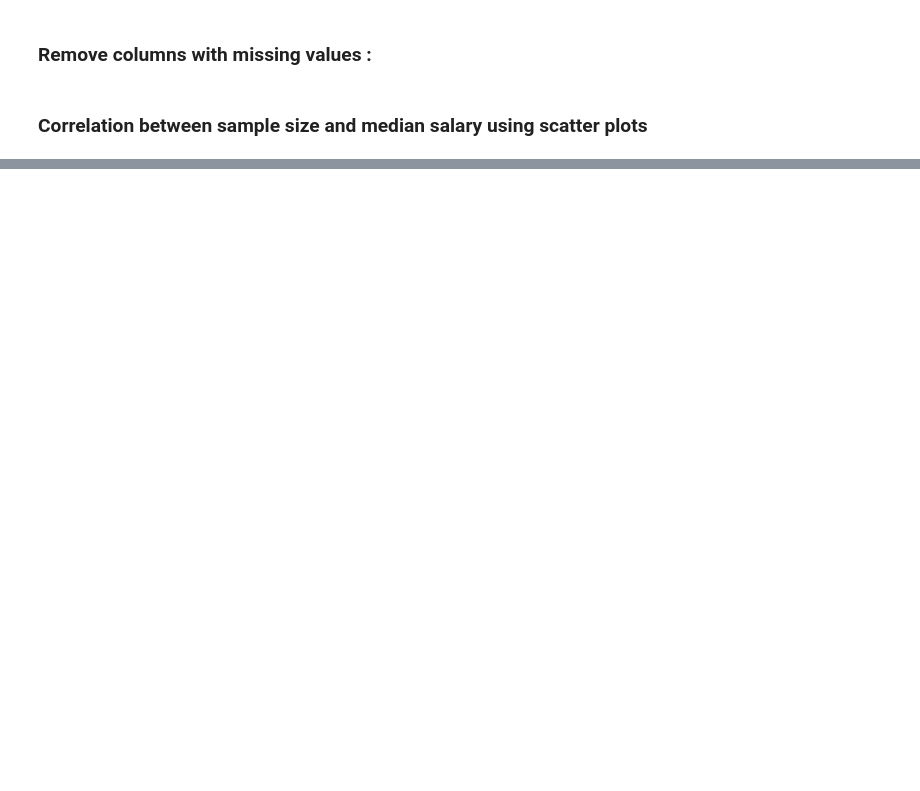
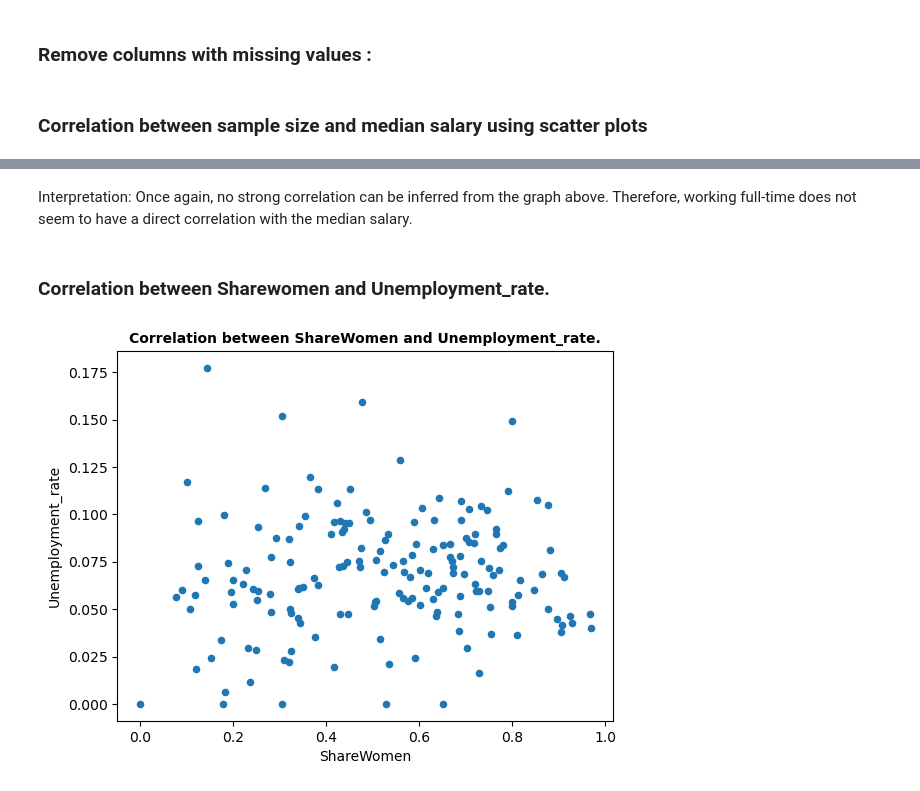
Before and after one commit to Nimaga95/Data_Science_Project-1, a Jupyter notebook: data_exploratory.ipynb, the cells around one changed output, grey strips where cells are left out. Drawn from its saved outputs; the diff is of its cells as text; code cells hidden in the pictures; blank space fills up the shorter version.

```diff
--- a/data_exploratory.ipynb
+++ b/data_exploratory.ipynb
@@ -76,0 +98,18 @@ plt.show()
+# %% [markdown]
+ Interpretation: Once again, no strong correlation can be inferred from the graph above. Therefore, working full-time does not seem to have a direct correlation with the median salary.
+# %% [markdown]
+### Correlation between Sharewomen and Unemployment_rate.
+# %%
+
+
+data.plot(x='ShareWomen', y='Unemployment_rate', kind='scatter')
+
+# Customize the appearance of the plot
+plt.xlabel('ShareWomen')
+plt.ylabel('Unemployment_rate')
+plt.title('Correlation between ShareWomen and Unemployment_rate.', fontweight='bold', fontsize=10)
+
+# Show the plot
+plt.show()
+# %% [output]
+[figure, added]
```
Also changed, not shown: parts of 10 cells of this notebook.
